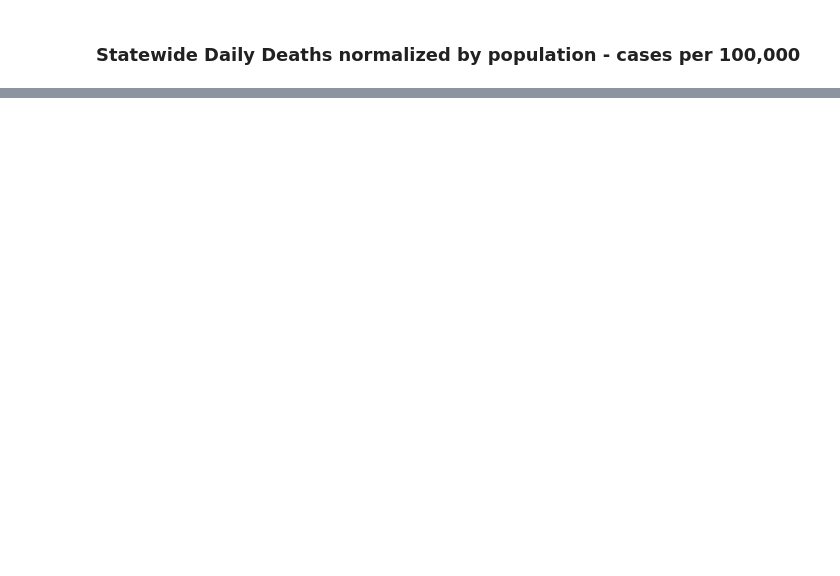
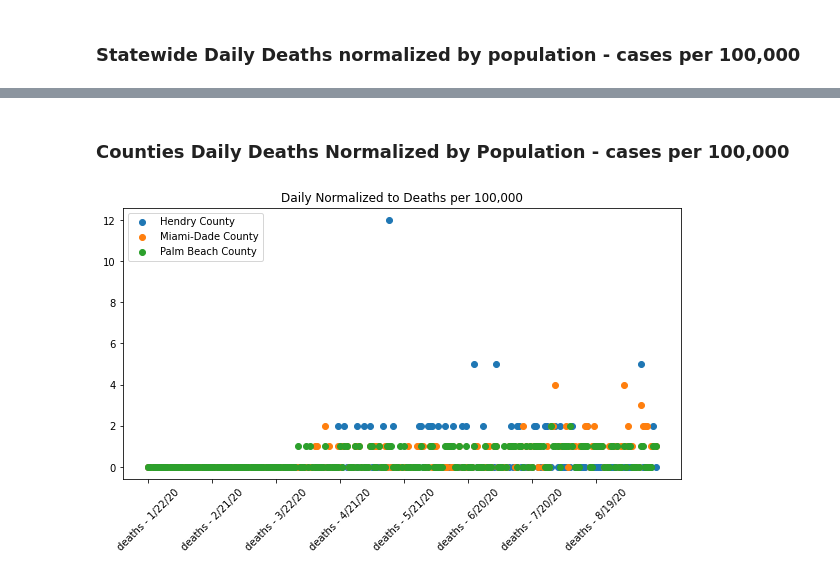
Before and after one commit to UNCG-CSE/COVID-Team-1, a Jupyter notebook: src/chris/stage2_task1_chris.ipynb, the cells around one changed output, grey strips where cells are left out. Saved outputs shown, nothing was run; the diff lists cells and outputs as text; code cells hidden in the pictures; blank space fills up the shorter version.

```diff
--- a/src/chris/stage2_task1_chris.ipynb
+++ b/src/chris/stage2_task1_chris.ipynb
@@ -576,0 +580,18 @@ state_daily_deaths_normalized("FL")
+# %% [markdown]
+### Counties Daily Deaths Normalized by Population - cases per 100,000
+# %%
+df_deaths_norm = state_daily_deaths_normalized("FL")
+figure, axis = plt.subplots(1, figsize = (10,5))
+for county in df_25_median[-3:].index.values:
+    t = axis.scatter(df_deaths_norm.loc[county].iloc[0].index,\
+                    df_deaths_norm.loc[county].iloc[0].values,\
+                    label = county,
+)
+
+t = plt.xticks([col for col in df_deaths_norm.columns[0:-1:30]])
+axis.tick_params(axis = "x", rotation = 45)
+axis.legend(loc = "upper left")
+axis.title.set_text("Daily Normalized to Deaths per 100,000")
+t = axis.plot()
+# %% [output]
+[figure, added]
```
Also changed, not shown: parts of 11 cells of this notebook, 2 other files.
